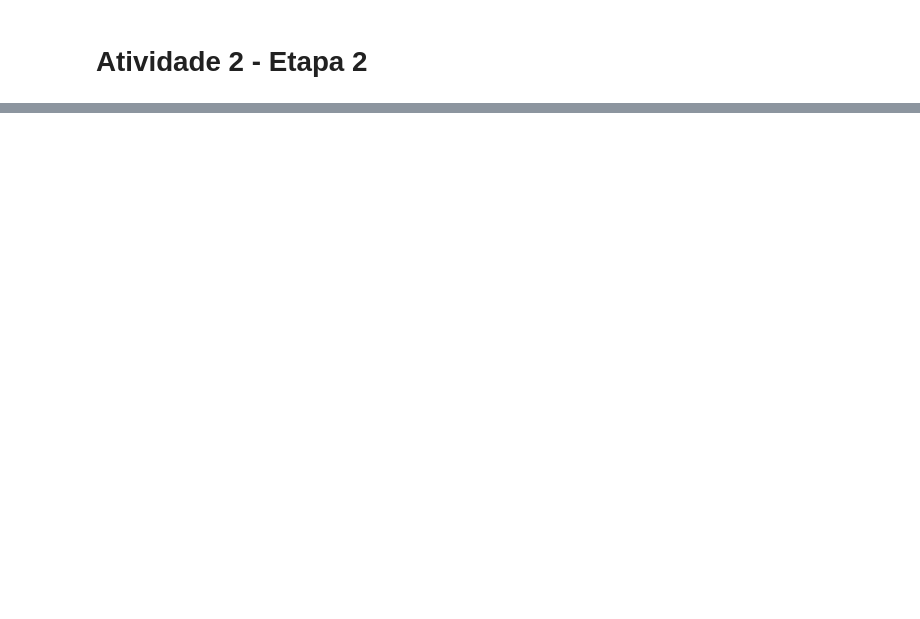
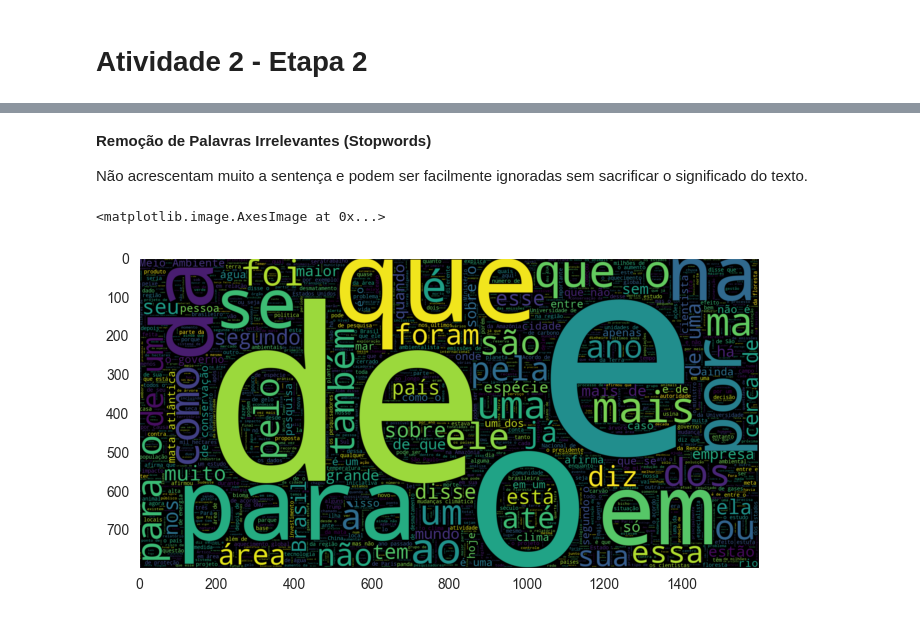
Before and after one commit to fcl2002/machine-learning, a Jupyter notebook: Atividade02/Etapa2.ipynb, the cells around one changed output, grey strips where cells are left out. Cells and saved outputs as stored; diff of their text form; code cells hidden in the pictures; blank space fills up the shorter version.

```diff
--- a/Atividade02/Etapa2.ipynb
+++ b/Atividade02/Etapa2.ipynb
@@ -45,0 +74,5 @@ dtype: int64
+# %%
+df['category'] = df['category'].replace('guia-de-livros-discos-filmes', 'guia-de-livros-filmes-discos')
+alvo, valores = pd.factorize(df['category'], sort=True)
+df['target'] = alvo
+list(enumerate(valores))
@@ -45,0 +117,4 @@ dtype: int64
+# %% [markdown]
+**Remoção de Palavras Irrelevantes (Stopwords)**
+
+Não acrescentam muito a sentença e podem ser facilmente ignoradas sem sacrificar o significado do texto.
@@ -45,0 +125,8 @@ dtype: int64
+# %%
+# criação de uma nuvem de palavras para textos da categoria 'ambiente'
+plt.figure(figsize = (8, 8)) # Text that is Not Sarcastic
+wc = WordCloud(max_words=2000 , width=1600 , height=800).generate(" ".join(df[df.category == 'ambiente'].text))
+plt.imshow(wc , interpolation = 'bilinear')
+# %% [output]
+<matplotlib.image.AxesImage at 0x...>
+[figure, added]
```
Also changed, not shown: parts of 19 cells of this notebook, 2 other files.
